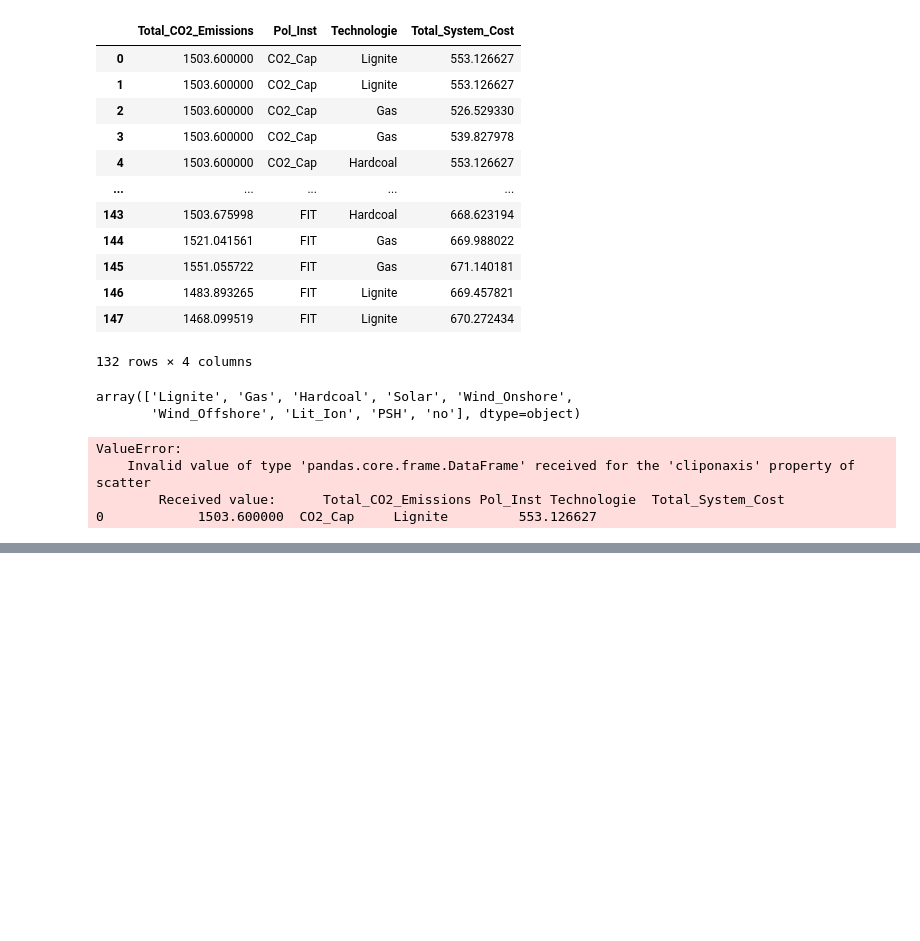
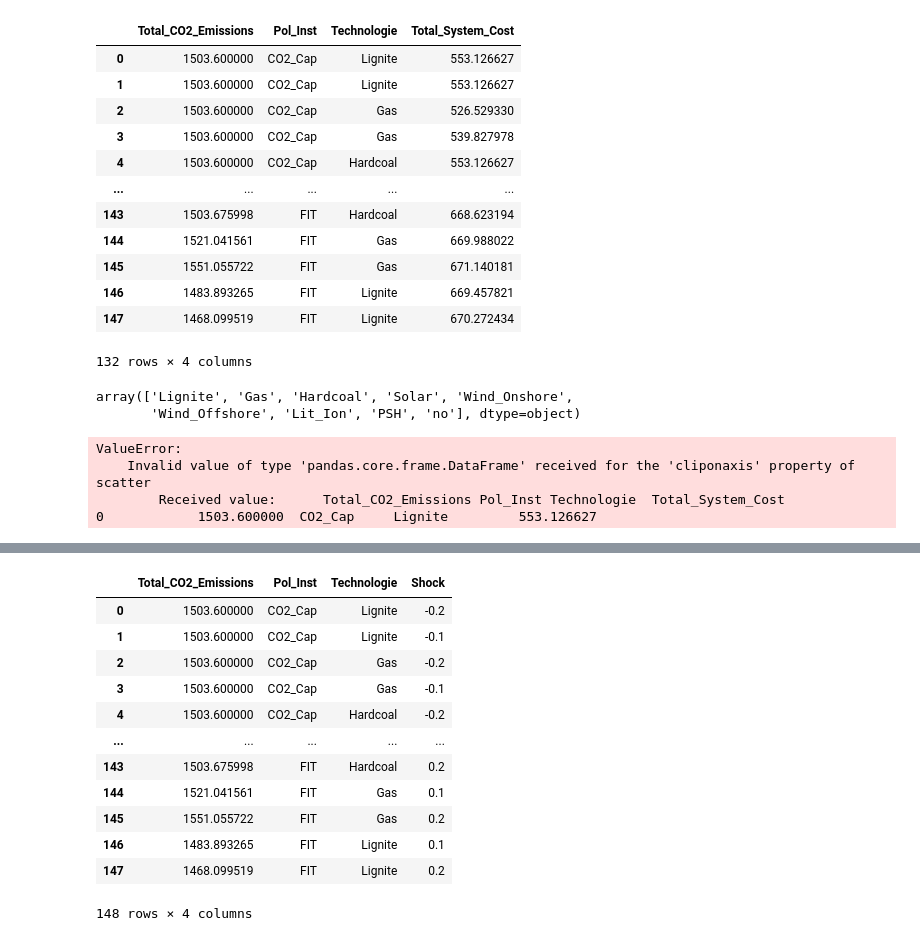
Before and after one commit to sjshtura/EWL-DUE, a Jupyter notebook: all_figures.ipynb, the cells around one changed output, grey strips where cells are left out. Saved outputs shown, nothing was run; the diff lists cells and outputs as text; code cells hidden in the pictures; blank space fills up the shorter version.

```diff
--- a/all_figures.ipynb
+++ b/all_figures.ipynb
@@ -1091,3 +1075,19 @@ IndexError: list index out of range
+# %%
+data1
+# %% [output]
+|  | Total_CO2_Emissions | Pol_Inst | Technologie | Shock |
+| 0 | 1503.600000 | CO2_Cap | Lignite | -0.2 |
+| 1 | 1503.600000 | CO2_Cap | Lignite | -0.1 |
+| 2 | 1503.600000 | CO2_Cap | Gas | -0.2 |
+| 3 | 1503.600000 | CO2_Cap | Gas | -0.1 |
+| 4 | 1503.600000 | CO2_Cap | Hardcoal | -0.2 |
+| ... | ... | ... | ... | ... |
+| 143 | 1503.675998 | FIT | Hardcoal | 0.2 |
+| 144 | 1521.041561 | FIT | Gas | 0.1 |
+| 145 | 1551.055722 | FIT | Gas | 0.2 |
+| 146 | 1483.893265 | FIT | Lignite | 0.1 |
+| 147 | 1468.099519 | FIT | Lignite | 0.2 |
+148 rows × 4 columns
 # %%
 from bokeh.layouts import column
 from bokeh.layouts import row
```
Also changed, not shown: parts of 3 cells of this notebook, 7 other files.
